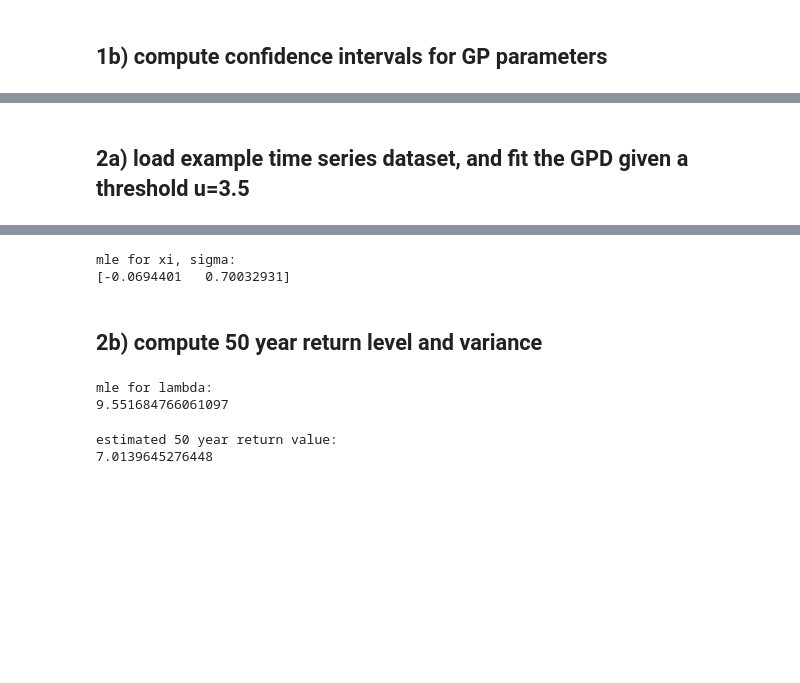
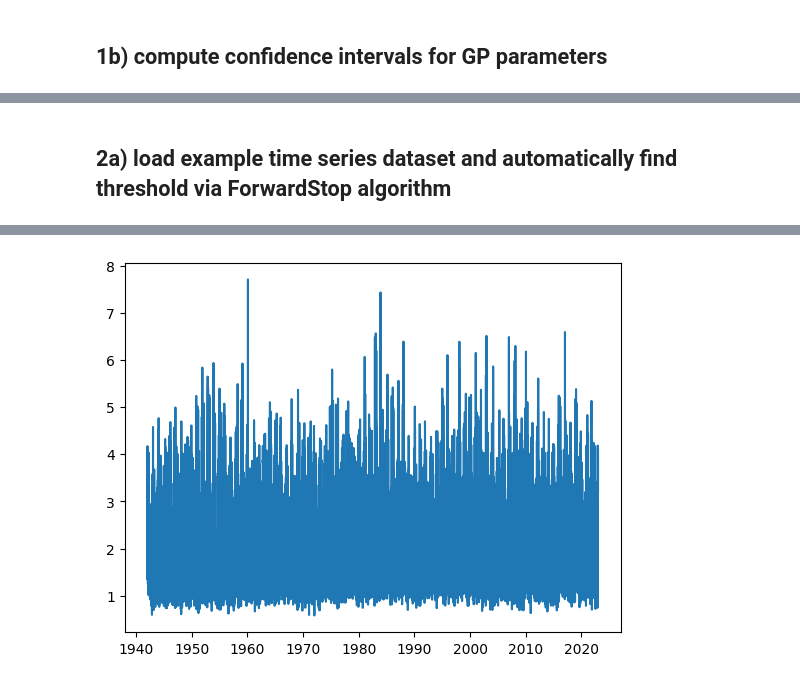
Before and after one commit to bticknor/PyPoT, a Jupyter notebook: pypot/examples/PyPoT_examples.ipynb, the cells around one changed output, grey strips where cells are left out. Saved outputs shown, nothing was run; the diff lists cells and outputs as text; code cells hidden in the pictures; blank space fills up the shorter version.

Commit message:
update examples notebook

```diff
--- a/pypot/examples/PyPoT_examples.ipynb
+++ b/pypot/examples/PyPoT_examples.ipynb
@@ -71,8 +71,10 @@ confidence interval for sigma:
 # %% [markdown]
-## 2a) load example time series dataset, and fit the GPD given a threshold u=3.5
+## 2a) load example time series dataset and automatically find threshold via ForwardStop algorithm
 # %%
 from pypot.utils import fetch_example_dataset
+import matplotlib.pyplot as plt
 
 series = fetch_example_dataset()
-series.head()
+plt.plot(series.index, series)
+plt.show()
 # %% [output]
@@ -86 +81,2 @@ Name: swell_height, dtype: float32
+[figure, added]
 # %%
@@ -90,56 +90,0 @@ from pypot.threshold_selection import log_interpolate_p
-# %%
-# initial point for optimizer
-XI_INIT = 1/5
-SIGMA_INIT = 1
-THETA_0 = (XI_INIT, SIGMA_INIT)
-
-# threshold
-u = 3.5
-# independence time delta
-r = "72h"
-
-extremes = get_extremes_peaks_over_threshold(
-    series,
-    u,
-    r
-)
-x_vals = extremes - u
-
-# fit GPD
-mle = fit_GPD(
-    x_vals,
-    THETA_0,
-    gp_neg_loglik,
-    gp_neg_loglik_jacob  # use analytical Jacobian of negative log likelihood
-)
-xi_hat = mle[0]
-sigma_hat = mle[1]
-
-print("mle for xi, sigma:")
-print(mle)
-# %% [output]
-mle for xi, sigma:
-[-0.0694401   0.70032931]
-# %% [markdown]
-## 2b) compute 50 year return level and variance
-# %%
-from pypot.return_levels import lambda_hat, r_hat, var_hat_r_l
-from pypot.utils import years_span_series
-
-# Poisson process lambda MLE
-lambda_hat = lambda_hat(extremes)
-print("mle for lambda:")
-print(lambda_hat)
-# %% [output]
-mle for lambda:
-9.551684766061097
-# %%
-L = 50
-
-r_hat_50 = r_hat(L, lambda_hat, xi_hat, sigma_hat)
-print("estimated 50 year return value:")
-# add back the subtracted threshold
-print(r_hat_50 + u)
-# %% [output]
-estimated 50 year return value:
-7.0139645276448
```
Also changed, not shown: parts of 16 cells of this notebook.
